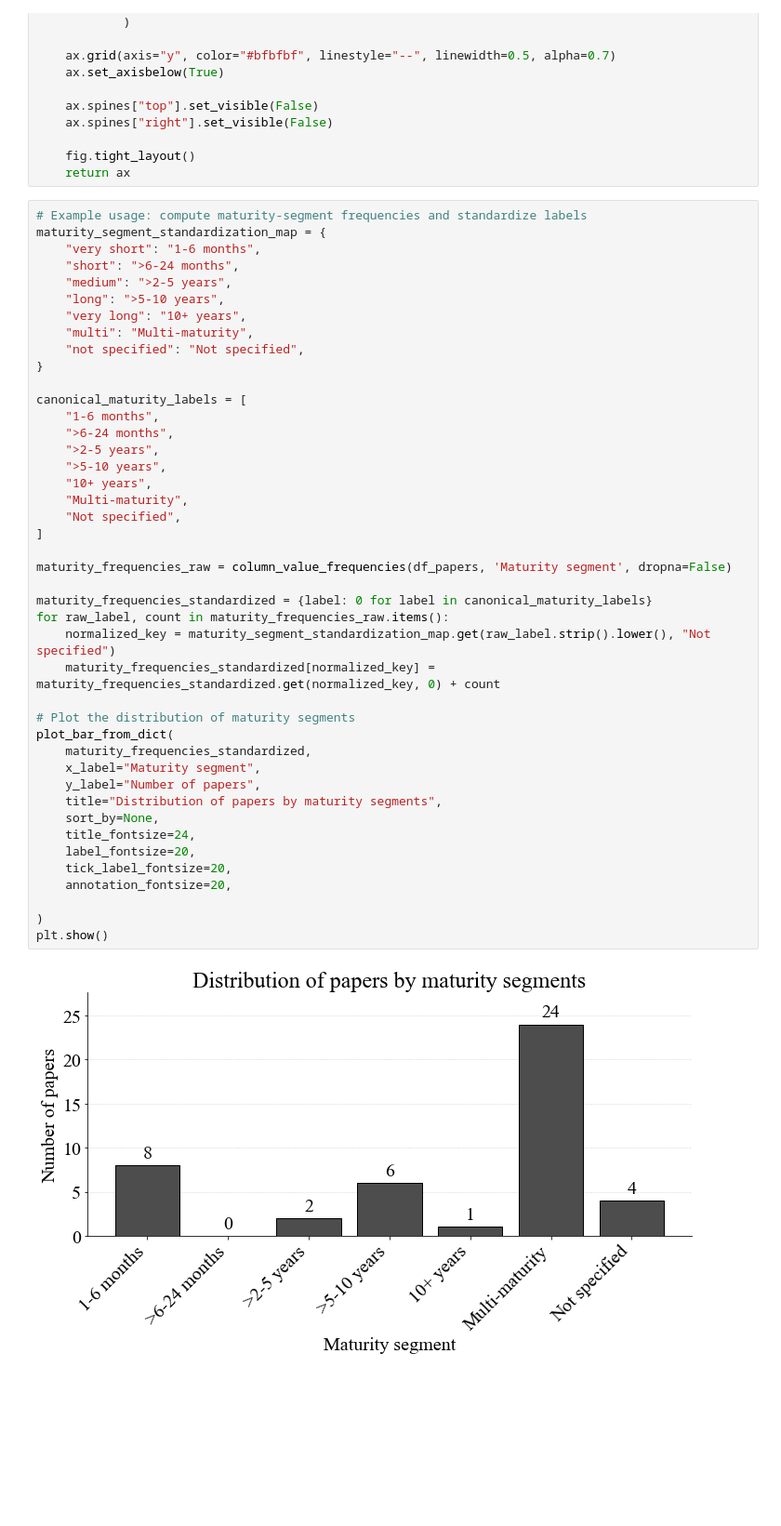
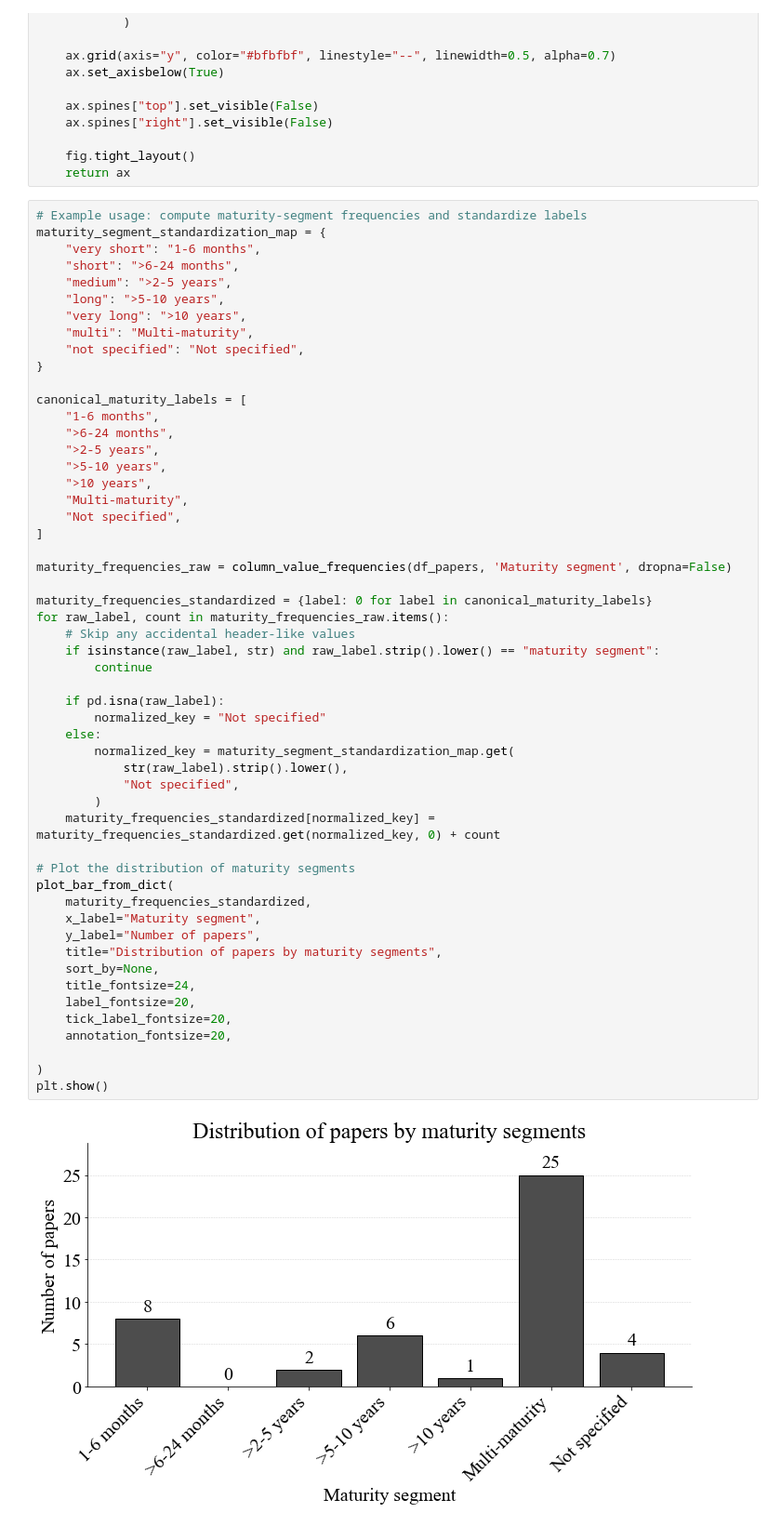
Before and after one commit to OlavNymo/literature_review, a Jupyter notebook: Analysis/plots_datasets_and_variables.ipynb, the cells around one changed output. Shown at 93% size. Drawn from its saved outputs; the diff is of its cells as text; blank space fills up the shorter version.

```diff
--- a/Analysis/plots_datasets_and_variables.ipynb
+++ b/Analysis/plots_datasets_and_variables.ipynb
@@ -164,7 +164,7 @@ maturity_segment_standardization_map = {
     "short": ">6-24 months",
     "medium": ">2-5 years",
     "long": ">5-10 years",
-    "very long": "10+ years",
+    "very long": ">10 years",
     "multi": "Multi-maturity",
     "not specified": "Not specified",
 }
@@ -172,36 +172,46 @@ maturity_segment_standardization_map = {
 canonical_maturity_labels = [
     "1-6 months",
     ">6-24 months",
     ">2-5 years",
     ">5-10 years",
-    "10+ years",
+    ">10 years",
     "Multi-maturity",
     "Not specified",
 ]
 
 maturity_frequencies_raw = column_value_frequencies(df_papers, 'Maturity segment', dropna=False)
 
 maturity_frequencies_standardized = {label: 0 for label in canonical_maturity_labels}
 for raw_label, count in maturity_frequencies_raw.items():
-    normalized_key = maturity_segment_standardization_map.get(raw_label.strip().lower(), "Not specified")
+    # Skip any accidental header-like values
+    if isinstance(raw_label, str) and raw_label.strip().lower() == "maturity segment":
+        continue
+
+    if pd.isna(raw_label):
+        normalized_key = "Not specified"
+    else:
+        normalized_key = maturity_segment_standardization_map.get(
+            str(raw_label).strip().lower(),
+            "Not specified",
+        )
     maturity_frequencies_standardized[normalized_key] = maturity_frequencies_standardized.get(normalized_key, 0) + count
 
 # Plot the distribution of maturity segments
 plot_bar_from_dict(
     maturity_frequencies_standardized,
     x_label="Maturity segment",
     y_label="Number of papers",
     title="Distribution of papers by maturity segments",
     sort_by=None,
     title_fontsize=24,
     label_fontsize=20,
     tick_label_fontsize=20,
     annotation_fontsize=20,
 
 )
 plt.show()
 # %% [output]
-[figure, old version]
+[figure, new version]
 # %%
 # Example usage: compute maturity-segment frequencies and standardize labels
 country_segment_standardization_map = {
```
Also changed, not shown: parts of 4 cells of this notebook, 17 other files.
